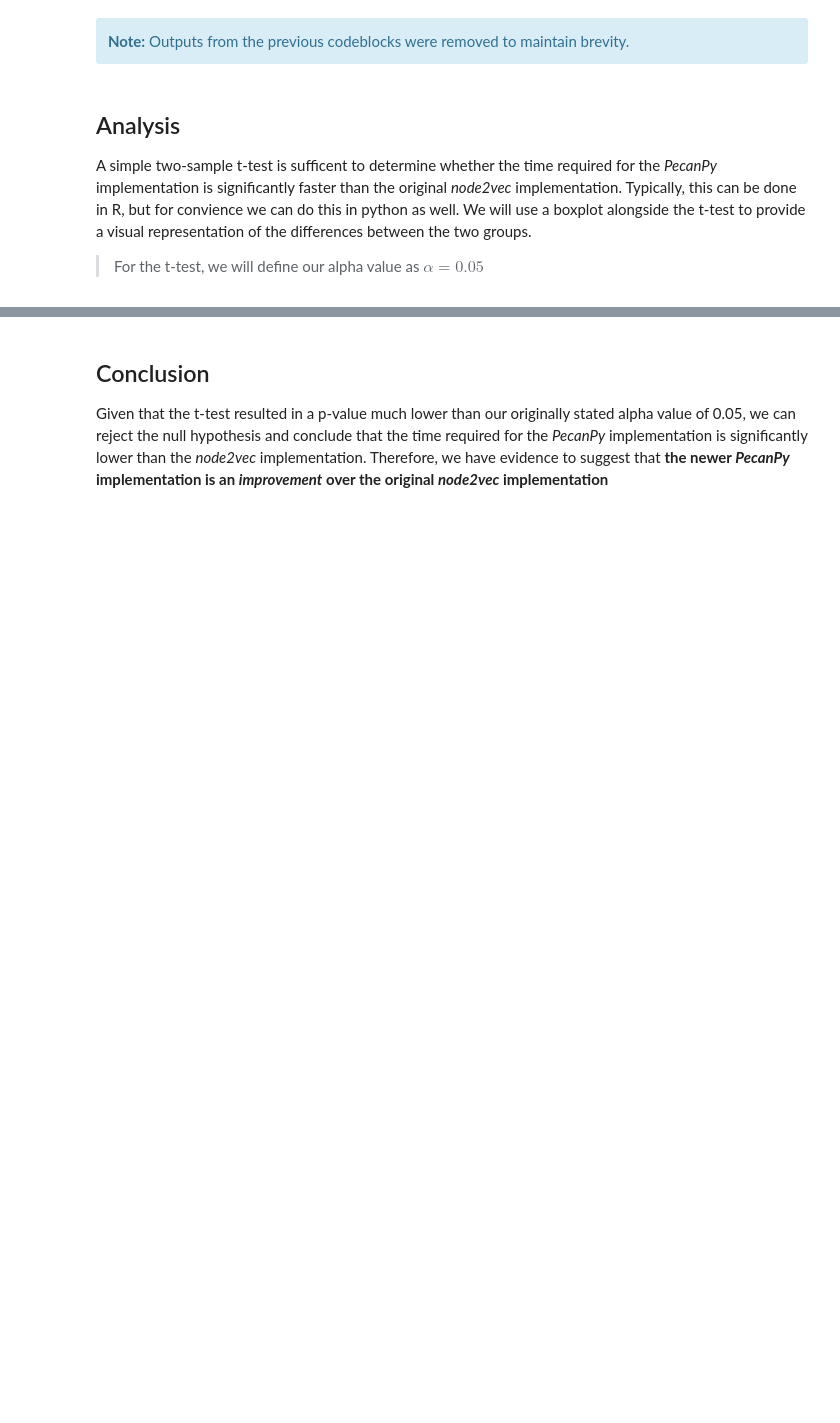
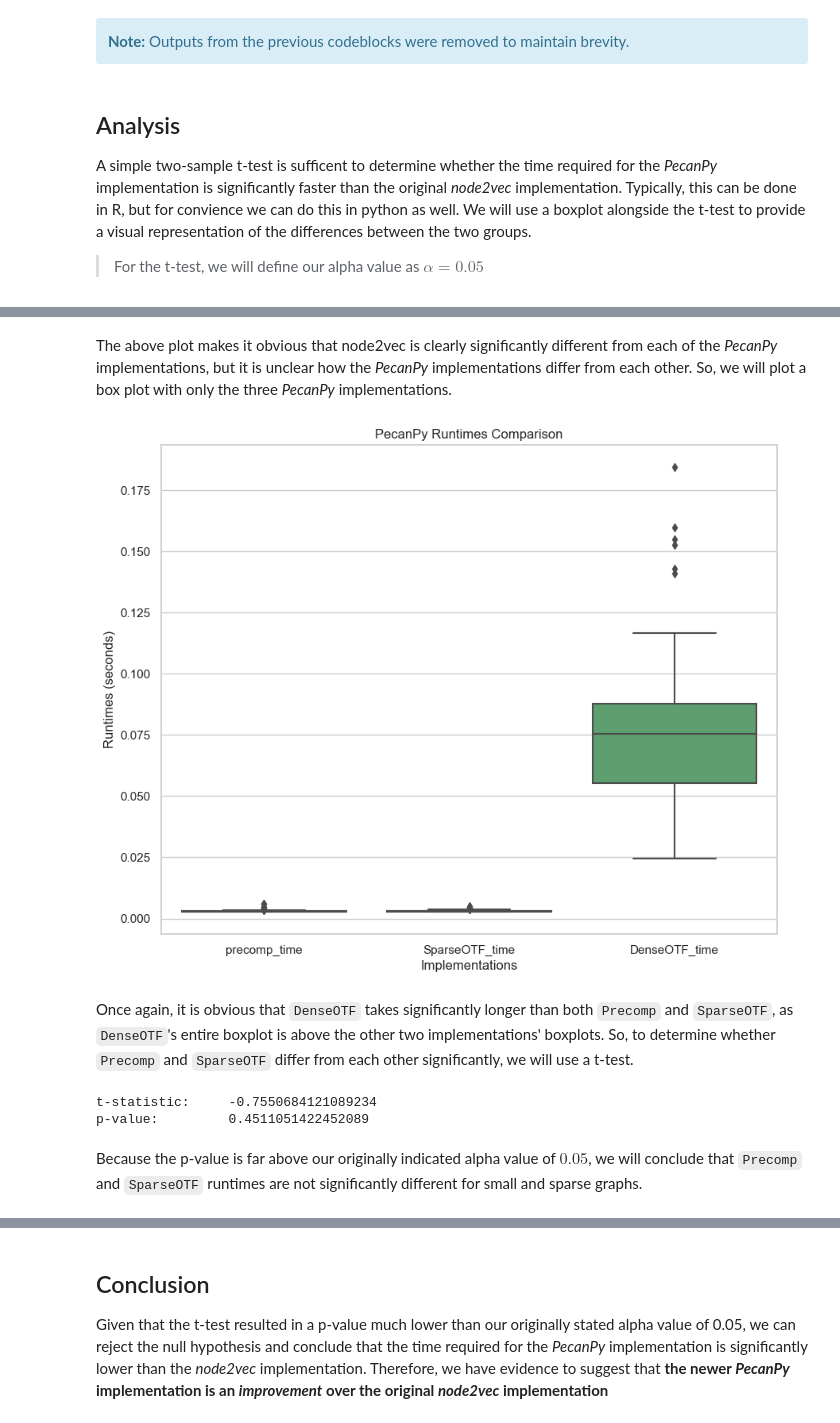
Before and after one commit to agustin-lorenzo/network-analysis-final, a Jupyter notebook: finalproject.ipynb, the cells around one changed output, grey strips where cells are left out. Cells and saved outputs as stored; diff of their text form; code cells hidden in the pictures; blank space fills up the shorter version.

```diff
--- a/finalproject.ipynb
+++ b/finalproject.ipynb
@@ -658,0 +319,24 @@ p-value:         7.529257659984512e-66
+# %% [markdown]
+The above plot makes it obvious that node2vec is clearly significantly different from each of the *PecanPy* implementations, but it is unclear how the *PecanPy* implementations differ from each other. So, we will plot a box plot with only the three *PecanPy* implementations.
+# %%
+plt.figure(figsize=(10, 8))
+box_plot = sns.boxplot(data=df[['precomp_time', 'SparseOTF_time', 'DenseOTF_time']])
+
+box_plot.set_title('PecanPy Runtimes Comparison')
+box_plot.set_xlabel('Implementations')
+box_plot.set_ylabel('Runtimes (seconds)')
+
+plt.show()
+# %% [output]
+[figure, added]
+# %% [markdown]
+Once again, it is obvious that `DenseOTF` takes significantly longer than both `Precomp` and `SparseOTF`, as `DenseOTF`'s entire boxplot is above the other two implementations' boxplots. So, to determine whether `Precomp` and `SparseOTF` differ from each other significantly, we will use a t-test.
+# %%
+t, p = t_stat, p_value = ttest_ind(df['precomp_time'], df['SparseOTF_time'])
+print("t-statistic:\t", t)
+print("p-value:\t", p)
+# %% [output]
+t-statistic:     -0.7550684121089234
+p-value:         0.4511051422452089
+# %% [markdown]
+Because the p-value is far above our originally indicated alpha value of $0.05$, we will conclude that `Precomp` and `SparseOTF` runtimes are not significantly different for small and sparse graphs.
```
Also changed, not shown: parts of 37 cells of this notebook, 3 other files.
